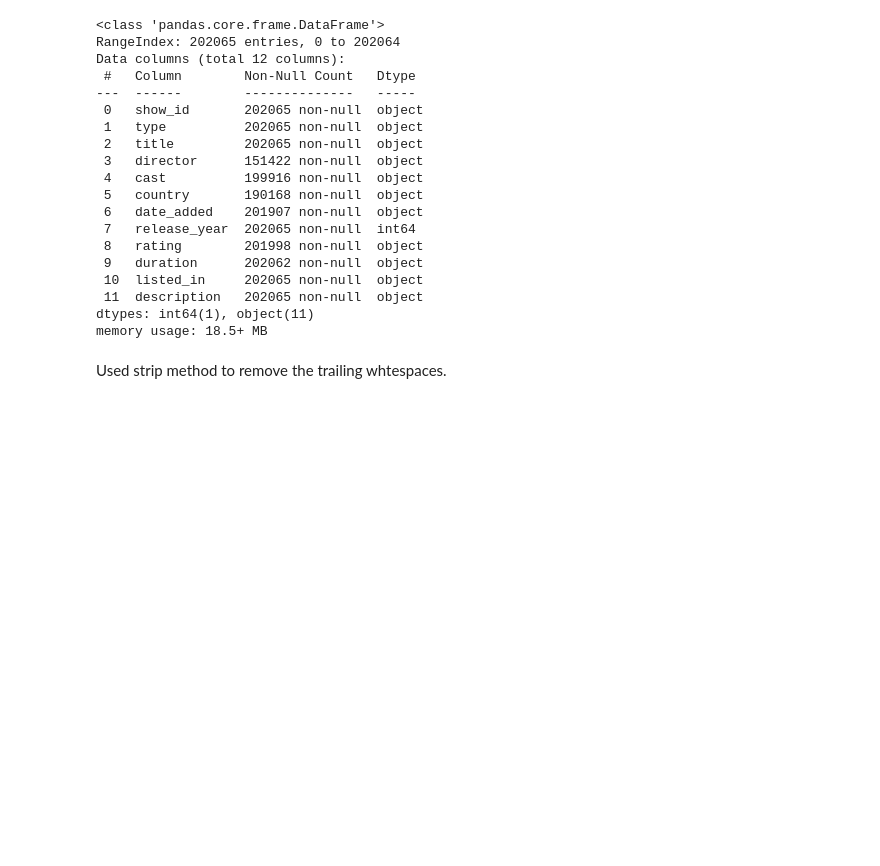
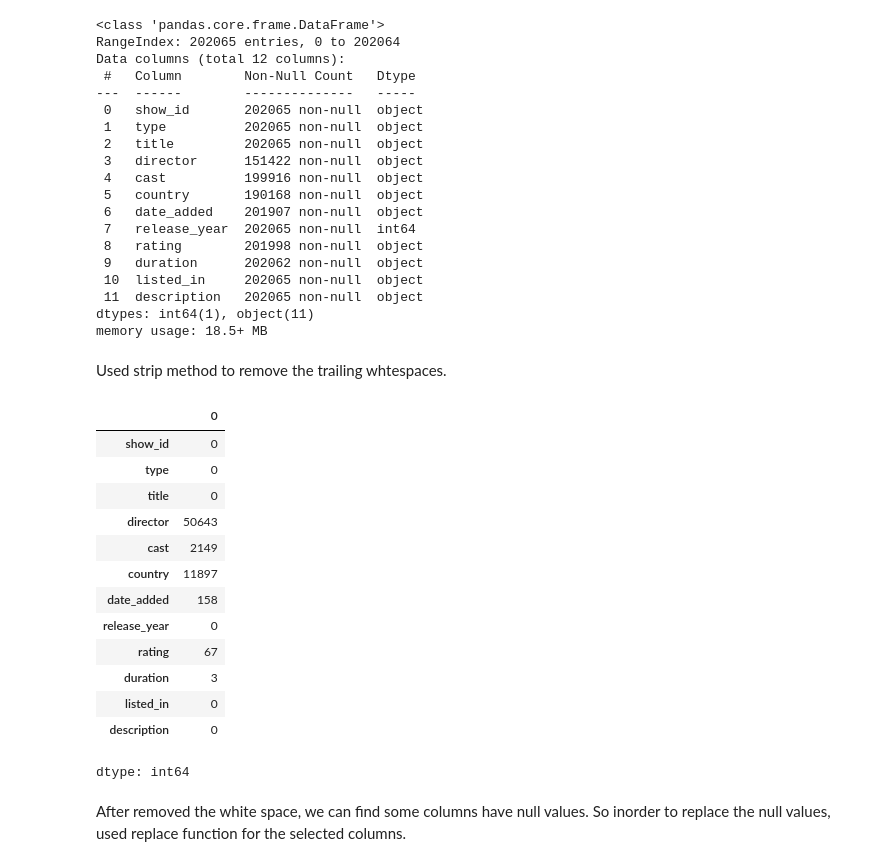
Before and after one commit to sanvasu/Netflix---Data-Exploration-and-Visualisation, a Jupyter notebook: Netflix_Casestudy.ipynb, the cells around one changed output. Cells and saved outputs as stored; diff of their text form; code cells hidden in the pictures; blank space fills up the shorter version.

```diff
--- a/Netflix_Casestudy.ipynb
+++ b/Netflix_Casestudy.ipynb
@@ -62,3 +62,22 @@ df_obj = df.select_dtypes('object')
 Used strip method to remove the trailing whtespaces.
 # %%
 df[df_obj.columns] = df_obj.apply(lambda x: x.str.strip())
+# %%
+df.isna().sum()
+# %% [output]
+|  | 0 |
+| show_id | 0 |
+| type | 0 |
+| title | 0 |
+| director | 50643 |
+| cast | 2149 |
+| country | 11897 |
+| date_added | 158 |
+| release_year | 0 |
+| rating | 67 |
+| duration | 3 |
+| listed_in | 0 |
+| description | 0 |
+dtype: int64
+# %% [markdown]
+After removed the white space, we can find some columns have null values. So inorder to replace the null values, used replace function for the selected columns.
```
Also changed, not shown: parts of 7 cells of this notebook.
